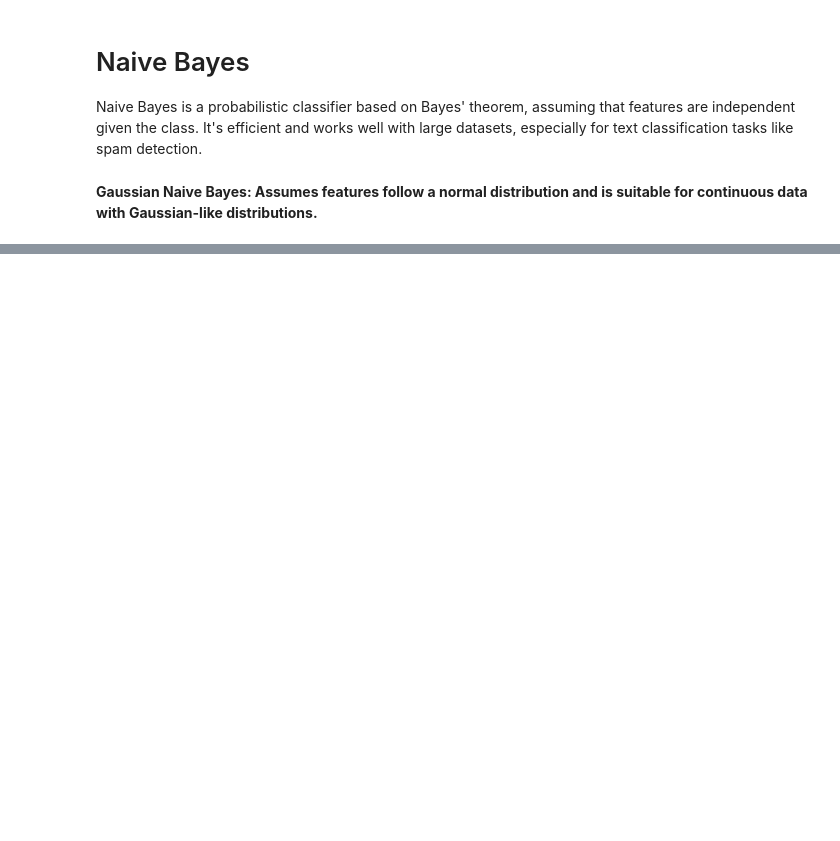
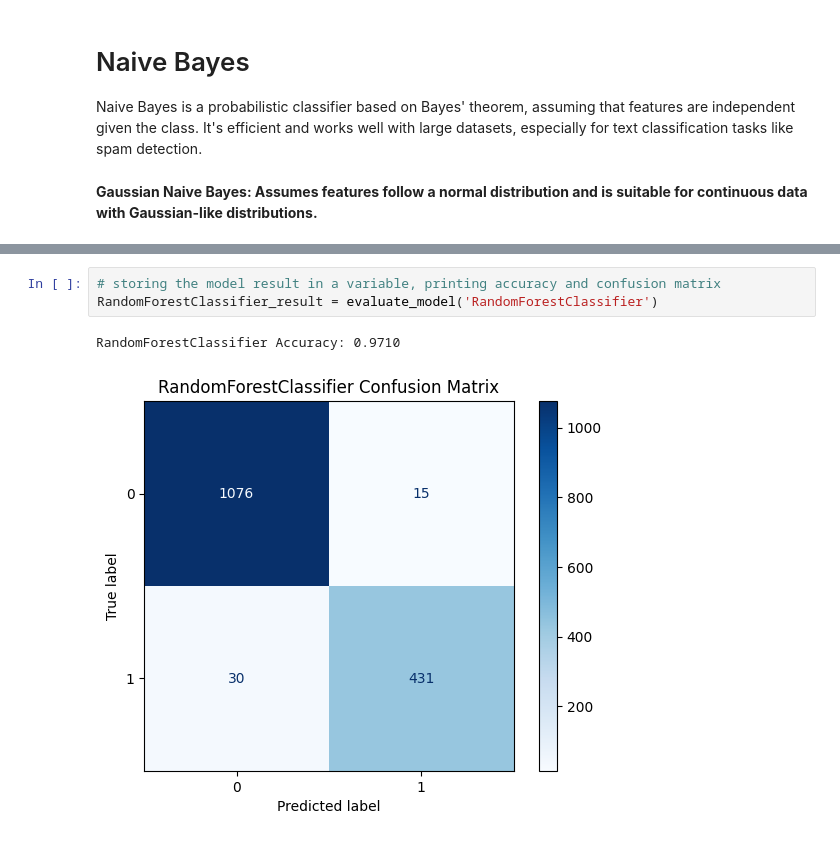
Before and after one commit to MuhammadShavaiz/Spam_or_Ham_EmailDetection, a Jupyter notebook: Spam_Email_Detection.ipynb, the cells around one changed output, grey strips where cells are left out. Drawn from its saved outputs; the diff is of its cells as text; blank space fills up the shorter version.

```diff
--- a/Spam_Email_Detection.ipynb
+++ b/Spam_Email_Detection.ipynb
@@ -199,0 +240,6 @@ GaussianNB Accuracy: 0.9594
+# %%
+# storing the model result in a variable, printing accuracy and confusion matrix
+RandomForestClassifier_result = evaluate_model('RandomForestClassifier')
+# %% [output]
+RandomForestClassifier Accuracy: 0.9710
+[figure, added]
```
Also changed, not shown: parts of 11 cells of this notebook.
